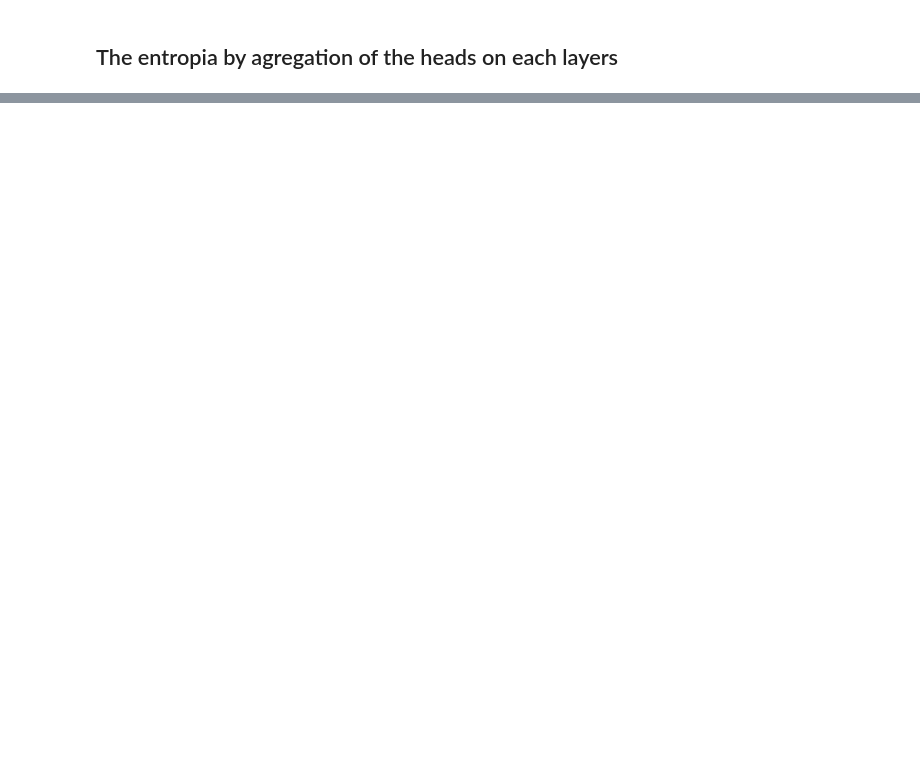
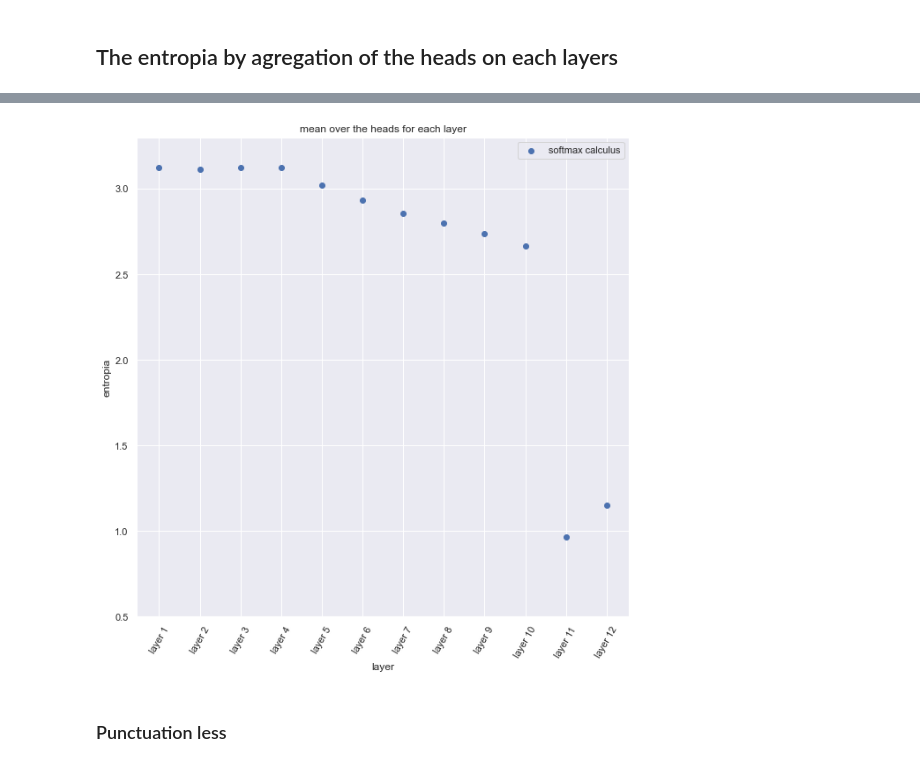
Before and after one commit to lolofo/stage_4_gm, a Jupyter notebook: attention_algorithms/notebooks/entropy_study/Map Metrics.ipynb, the cells around one changed output, grey strips where cells are left out. Saved outputs shown, nothing was run; the diff lists cells and outputs as text; code cells hidden in the pictures; blank space fills up the shorter version.

```diff
--- a/attention_algorithms/notebooks/entropy_study/Map Metrics.ipynb
+++ b/attention_algorithms/notebooks/entropy_study/Map Metrics.ipynb
@@ -241,0 +327,21 @@ plt.savefig(os.path.join(os.getcwd(),".cache","plots","entropy_study", "mean_ove
+# %%
+fig = plt.figure(figsize=(10,10))
+
+txt = plt.title("mean over the heads for each layer")
+
+plt.scatter(list(range(1,13)), softmax_calculus[:, 0]/999, label="softmax calculus")
+
+plt.ylim((0.5, 3.3))
+
+plt.ylabel("entropia")
+plt.xlabel("layer")
+
+x = list(range(1, 13))
+plt.xticks(x, [f"layer {l}" for l in x], rotation=60)
+
+txt = plt.legend()
+plt.savefig(os.path.join(os.getcwd(),".cache","plots","entropy_study", "head_agregation_entropia_scatter.png"))
+# %% [output]
+[figure, added]
+# %% [markdown]
+### Punctuation less
```
Also changed, not shown: parts of 18 cells of this notebook.
